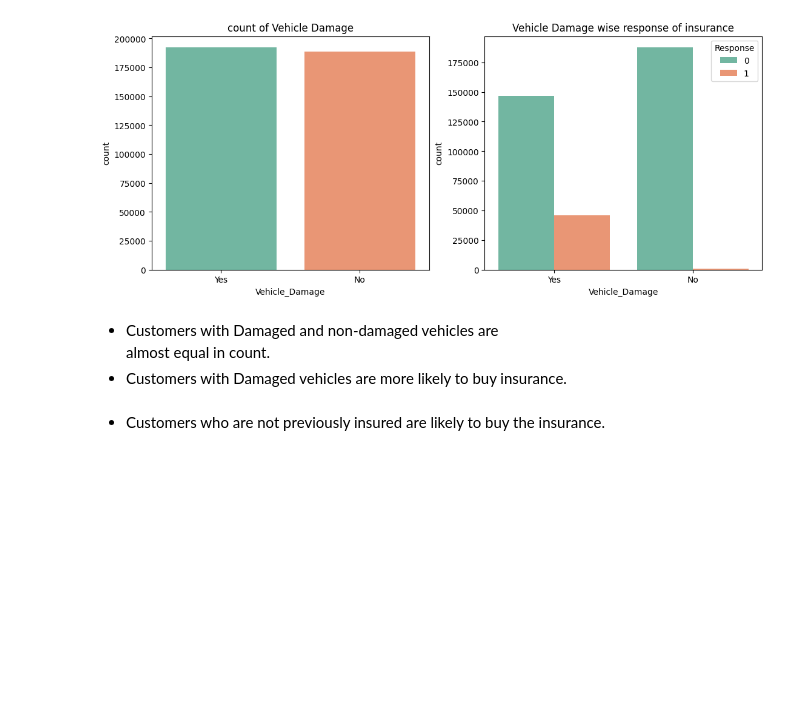
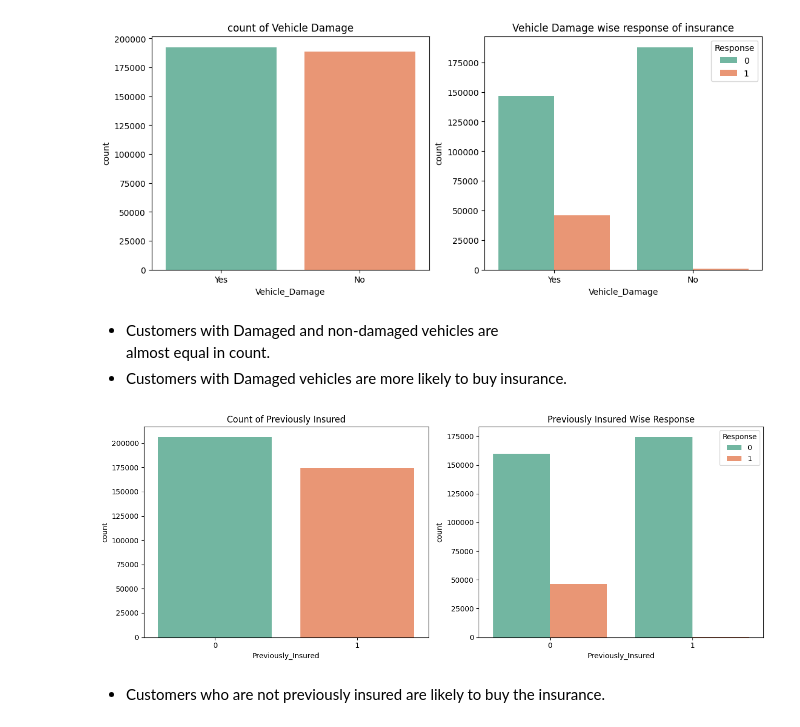
Before and after one commit to Davinder7Singh/Insurance-Customer-Response-Prediction, a Jupyter notebook: project7.ipynb, the cells around one changed output. Drawn from its saved outputs; the diff is of its cells as text; code cells hidden in the pictures; blank space fills up the shorter version.

```diff
--- a/project7.ipynb
+++ b/project7.ipynb
@@ -226,6 +235,23 @@ plt.show()
    almost equal in count.
 *  Customers with Damaged vehicles  are more likely to buy
    insurance.
+# %%
+# Previously_Insured wise vehicle insurance response
+fig, (ax1, ax2) = plt.subplots(1, 2, figsize=(13, 5))
+
+# Plot the countplot on the first axis
+sns.countplot(x='Previously_Insured', data=df, palette='Set2', ax=ax1)
+ax1.set_title("Count of Previously Insured")
+
+# Plot the countplot with hue on the second axis
+sns.countplot(x='Previously_Insured', data=df, hue='Response', palette='Set2', ax=ax2)
+ax2.set_title("Previously Insured Wise Response")
+
+# Display the plots
+plt.tight_layout()
+plt.show()
+# %% [output]
+[figure, added]
 # %% [markdown]
 
 
```
Also changed, not shown: parts of 22 cells of this notebook.
